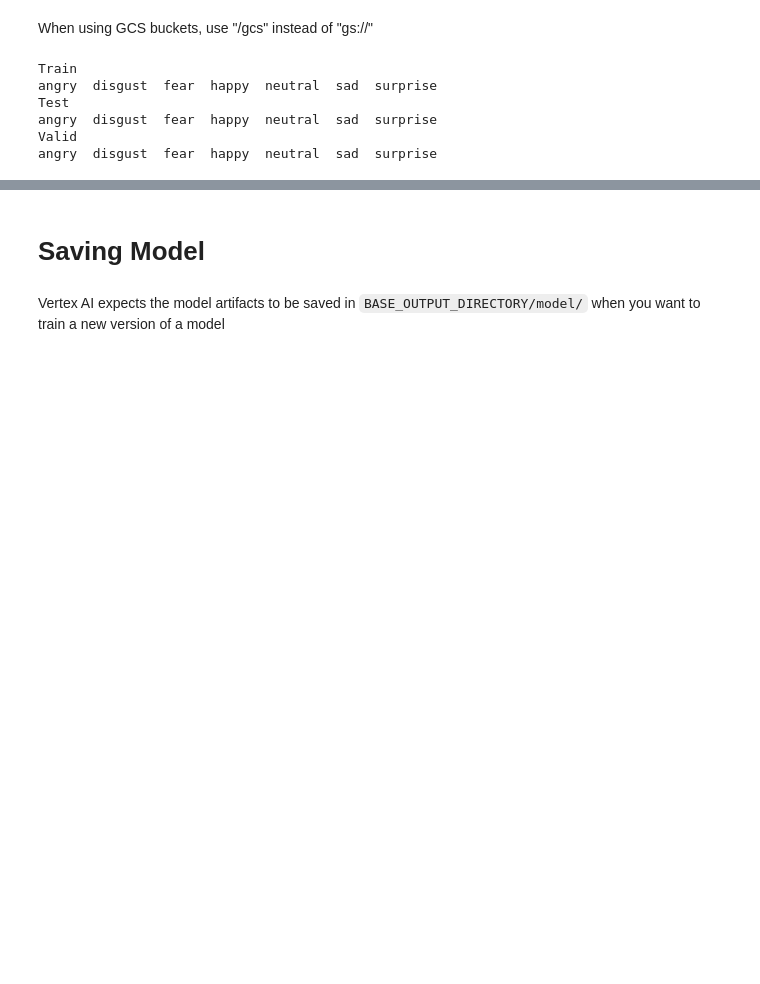
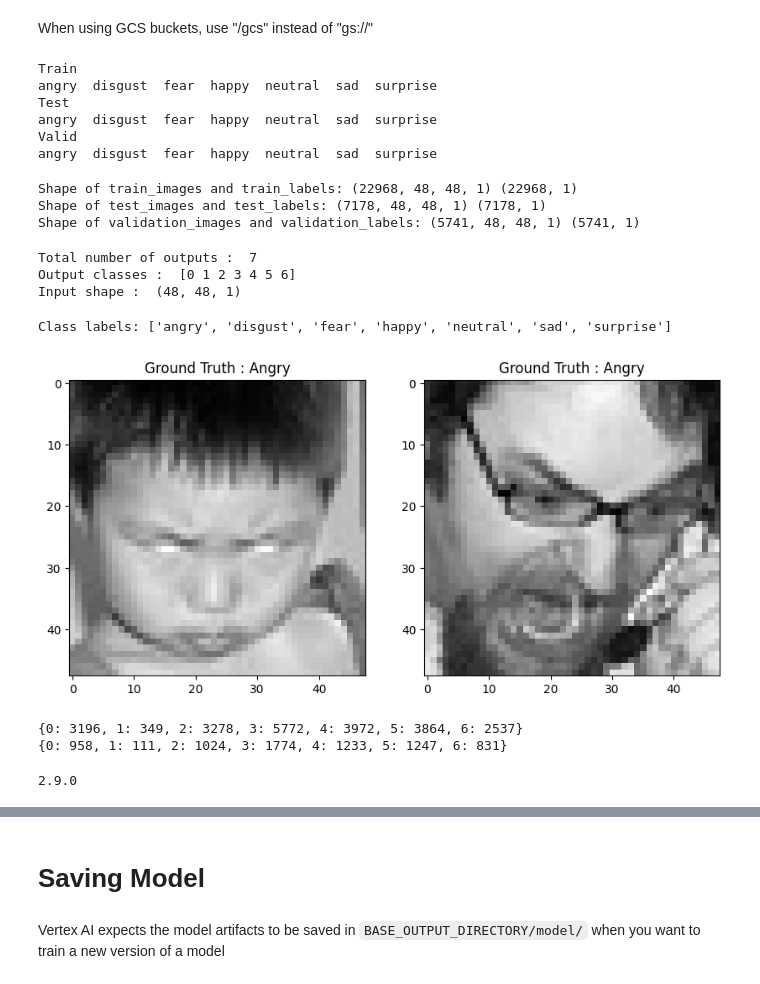
Before and after one commit to Serena-Smart-Home-Smart-Wellbeing/serena-emotion-detector, a Jupyter notebook: trainer/task.ipynb, the cells around one changed output, grey strips where cells are left out. Cells and saved outputs as stored; diff of their text form; code cells hidden in the pictures; blank space fills up the shorter version.

```diff
--- a/trainer/task.ipynb
+++ b/trainer/task.ipynb
@@ -39,7 +40,7 @@ shape_y = 48
 import numpy as np
 import os
 from PIL import Image
-# Function to read images from a directory
+
 def read_images_from_folder(folder_path):
     images = []
     labels = []
@@ -50,9 +51,16 @@ def read_images_from_folder(folder_path):
                 if filename.endswith(".jpg"):
                     img_path = os.path.join(emotion_dir, filename)
                     img = Image.open(img_path).resize((48, 48))  # Resize images as needed
-                    images.append(np.array(img))
+                    img_array = np.array(img)
+                    images.append(img_array)
                     labels.append(idx)  # Append label corresponding to the image
-    return np.array(images), np.array(labels)
+    images = np.array(images)
+    labels = np.array(labels)
+    images = np.expand_dims(images, axis=-1)  # Add a channel dimension
+    labels = np.expand_dims(labels, axis=-1)  # Reshape labels
+    return images, labels
+
+# Assuming you have defined train_path, test_path, and validation_path
 
 # Read images and labels for train, test, and validation sets
 train_images, train_labels = read_images_from_folder(train_path)
@@ -68,3 +76,7 @@ validation_images = validation_images / 255.0
 print("Shape of train_images and train_labels:", train_images.shape, train_labels.shape)
 print("Shape of test_images and test_labels:", test_images.shape, test_labels.shape)
 print("Shape of validation_images and validation_labels:", validation_images.shape, validation_labels.shape)
+# %% [output]
+Shape of train_images and train_labels: (22968, 48, 48, 1) (22968, 1)
+Shape of test_images and test_labels: (7178, 48, 48, 1) (7178, 1)
+Shape of validation_images and validation_labels: (5741, 48, 48, 1) (5741, 1)
@@ -77,3 +94,65 @@ test_data = test_images.astype('float32')
 # Change the labels from integer to categorical data
 train_labels_one_hot = to_categorical(train_labels)
 test_labels_one_hot = to_categorical(test_labels)
+# %%
+# Find the unique numbers from the train labels
+classes = np.unique(train_labels)
+nClasses = len(classes)
+print('Total number of outputs : ', nClasses)
+print('Output classes : ', classes)
+
+# Find the shape of input images
+nSamples, nRows, nCols = train_images.shape[0], train_images.shape[1], train_images.shape[2]
+nDims = 1  # Assuming the images are grayscale
+input_shape = (nRows, nCols, nDims)
+print('Input shape : ', input_shape)
+# %% [output]
+Total number of outputs :  7
+Output classes :  [0 1 2 3 4 5 6]
+Input shape :  (48, 48, 1)
+# %%
+class_labels = sorted(os.listdir(train_path ))
+
+print("Class labels:", class_labels)
+# %% [output]
+Class labels: ['angry', 'disgust', 'fear', 'happy', 'neutral', 'sad', 'surprise']
+# %%
+#Defining labels
+def get_label(argument):
+    labels = {0:'Angry', 1:'Disgust', 2:'Fear', 3:'Happy', 4:'neutral' , 5:'sad', 6:'Surprise'}
+    return(labels.get(argument, "Invalid emotion"))
+# %%
+import pandas as pd
+import matplotlib.pyplot as plt
+
+plt.figure(figsize=[10,5])
+
+# Menampilkan gambar pertama dalam data latih (train_images) dan labelnya (train_labels)
+plt.subplot(121)
+plt.imshow(np.squeeze(train_images[0], axis=2), cmap='gray')  # Menggunakan train_images
+plt.title("Ground Truth : {}".format(get_label(int(train_labels[0]))))  # Menggunakan train_labels
+
+# Menampilkan gambar pertama dalam data uji (test_images) dan labelnya (test_labels)
+plt.subplot(122)
+plt.imshow(np.squeeze(test_images[0], axis=2), cmap='gray')  # Menggunakan test_images
+plt.title("Ground Truth : {}".format(get_label(int(test_labels[0]))))  # Menggunakan test_labels
+
+plt.show()
+# %% [output]
+[figure, added]
+# %%
+# Cek jumlah sampel per kelas pada data latih
+unique, counts = np.unique(train_labels, return_counts=True)
+print(dict(zip(unique, counts)))
+
+# Cek jumlah sampel per kelas pada data uji
+unique, counts = np.unique(test_labels, return_counts=True)
+print(dict(zip(unique, counts)))
+# %% [output]
+{0: 3196, 1: 349, 2: 3278, 3: 5772, 4: 3972, 5: 3864, 6: 2537}
+{0: 958, 1: 111, 2: 1024, 3: 1774, 4: 1233, 5: 1247, 6: 831}
+# %%
+import tensorflow as tf
+print(tf.__version__)
+# %% [output]
+2.9.0
```
Also changed, not shown: parts of 14 cells of this notebook, 8 other files.
